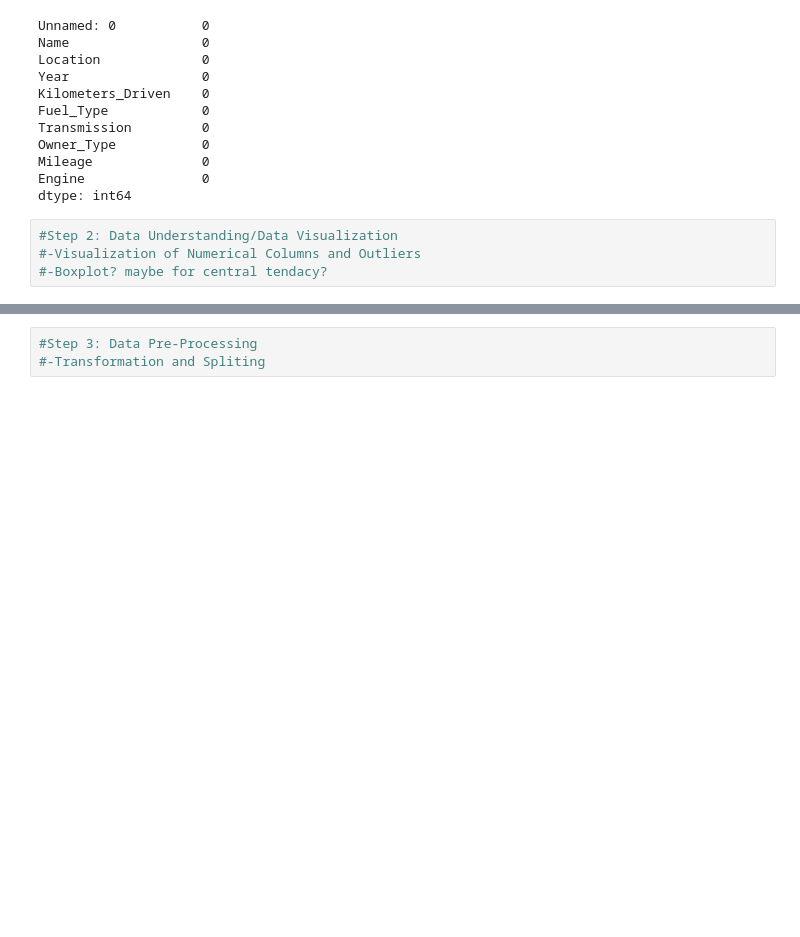
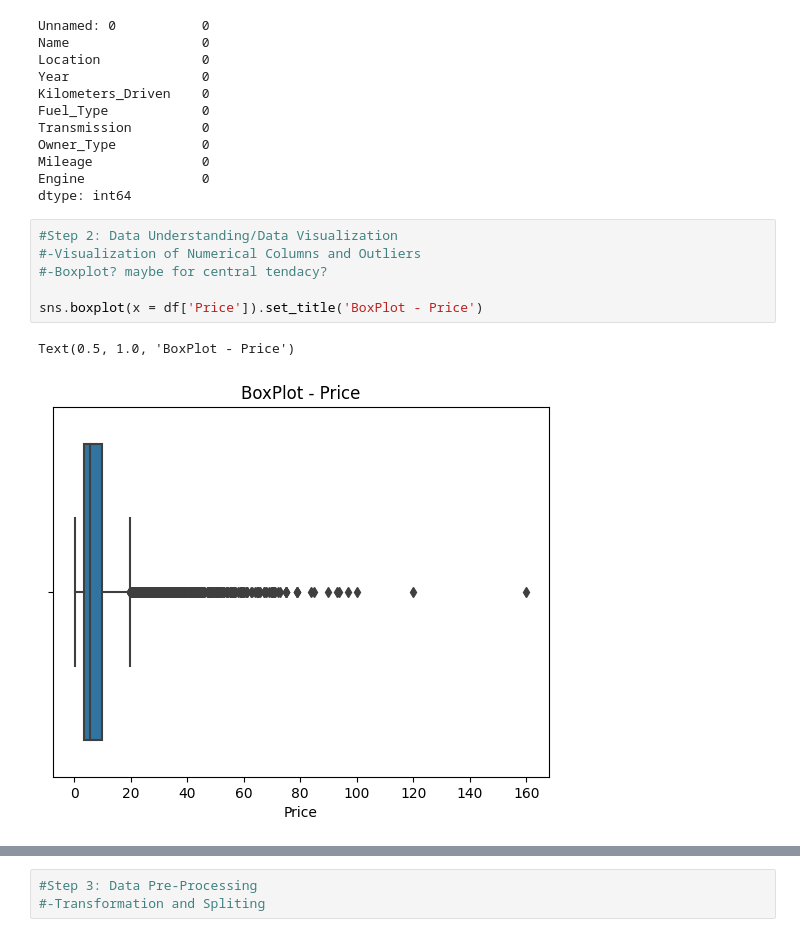
Before and after one commit to GiovaneBarnes/DataScienceRepo, a Jupyter notebook: CarPredictionProject.ipynb, the cells around one changed output, grey strips where cells are left out. Saved outputs shown, nothing was run; the diff lists cells and outputs as text; blank space fills up the shorter version.

Commit message:
Step 2 Visualizations

```diff
--- a/CarPredictionProject.ipynb
+++ b/CarPredictionProject.ipynb
@@ -86,4 +88,9 @@ dtype: int64
 # %%
 #Step 2: Data Understanding/Data Visualization
 #-Visualization of Numerical Columns and Outliers
 #-Boxplot? maybe for central tendacy?
+
+sns.boxplot(x = df['Price']).set_title('BoxPlot - Price')
+# %% [output]
+Text(0.5, 1.0, 'BoxPlot - Price')
+[figure, added]
```
Also changed, not shown: parts of 17 cells of this notebook.
